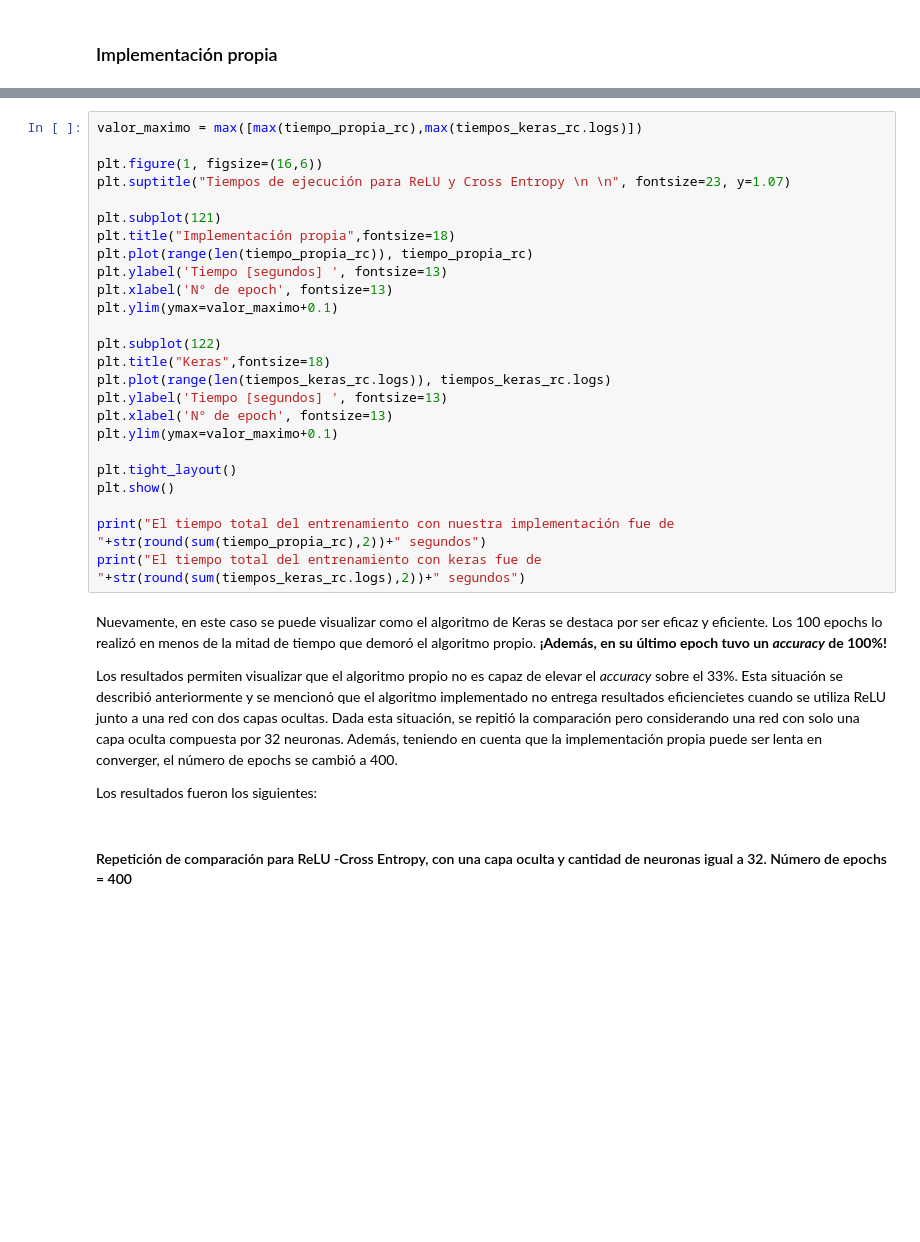
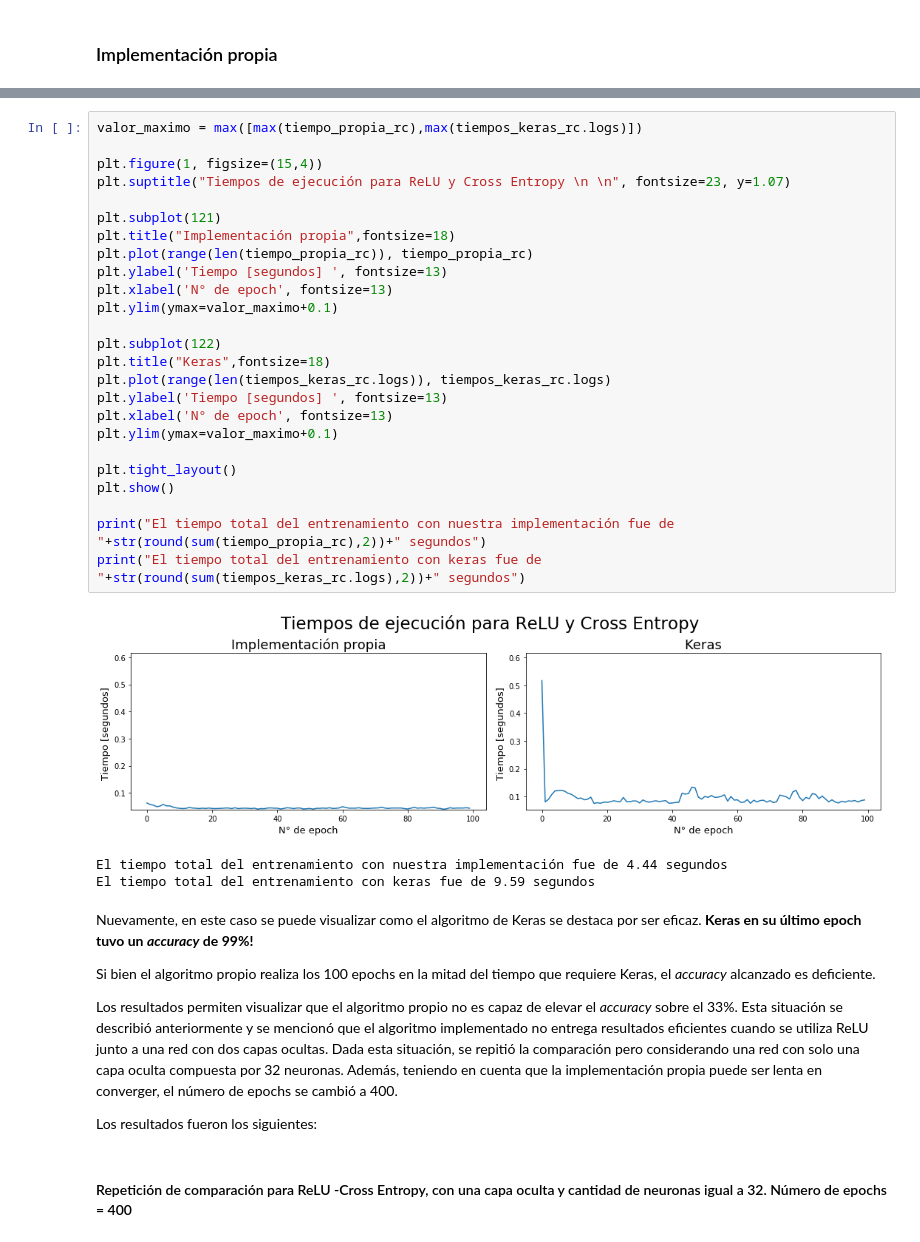
Before and after one commit to nachotp/Tarea0-INF395, a Jupyter notebook: Tarea-0-Felipe.ipynb, the cells around one changed output, grey strips where cells are left out. Saved outputs shown, nothing was run; the diff lists cells and outputs as text; blank space fills up the shorter version.

```diff
--- a/Tarea-0-Felipe.ipynb
+++ b/Tarea-0-Felipe.ipynb
@@ -1291,32 +1516,38 @@ print("Loss Keras= "+str(round(loss_keras_rc[-1],4)))
 # %%
 valor_maximo = max([max(tiempo_propia_rc),max(tiempos_keras_rc.logs)])
 
-plt.figure(1, figsize=(16,6))
+plt.figure(1, figsize=(15,4))
 plt.suptitle("Tiempos de ejecución para ReLU y Cross Entropy \n \n", fontsize=23, y=1.07)
 
 plt.subplot(121)
 plt.title("Implementación propia",fontsize=18)
 plt.plot(range(len(tiempo_propia_rc)), tiempo_propia_rc)
 plt.ylabel('Tiempo [segundos] ', fontsize=13)
 plt.xlabel('N° de epoch', fontsize=13)
 plt.ylim(ymax=valor_maximo+0.1)
 
 plt.subplot(122)
 plt.title("Keras",fontsize=18)
 plt.plot(range(len(tiempos_keras_rc.logs)), tiempos_keras_rc.logs)
 plt.ylabel('Tiempo [segundos] ', fontsize=13)
 plt.xlabel('N° de epoch', fontsize=13)
 plt.ylim(ymax=valor_maximo+0.1)
 
 plt.tight_layout()
 plt.show()
 
 print("El tiempo total del entrenamiento con nuestra implementación fue de "+str(round(sum(tiempo_propia_rc),2))+" segundos")
 print("El tiempo total del entrenamiento con keras fue de "+str(round(sum(tiempos_keras_rc.logs),2))+" segundos")
+# %% [output]
+[figure, added]
+El tiempo total del entrenamiento con nuestra implementación fue de 4.44 segundos
+El tiempo total del entrenamiento con keras fue de 9.59 segundos
 # %% [markdown]
-Nuevamente, en este caso se puede visualizar como el algoritmo de Keras se destaca por ser eficaz y eficiente. Los 100 epochs lo realizó en menos de la mitad de tiempo que demoró el algoritmo propio. **¡Además, en su último epoch tuvo un *accuracy* de 100%!**
+Nuevamente, en este caso se puede visualizar como el algoritmo de Keras se destaca por ser eficaz. **Keras en su último epoch tuvo un *accuracy* de 99%!**
 
-Los resultados permiten visualizar que el algoritmo propio no es capaz de elevar el *accuracy* sobre el 33%. Esta situación se describió anteriormente y se mencionó que el algoritmo implementado no entrega resultados eficiencietes cuando se utiliza ReLU junto a una red con dos capas ocultas. Dada esta situación, se repitió la comparación pero considerando una red con solo una capa oculta compuesta por 32 neuronas. Además, teniendo en cuenta que la implementación propia puede ser lenta en converger, el número de epochs se cambió a 400.
+Si bien el algoritmo propio realiza los 100 epochs en la mitad del tiempo que requiere Keras, el *accuracy* alcanzado es deficiente.
+
+Los resultados permiten visualizar que el algoritmo propio no es capaz de elevar el *accuracy* sobre el 33%. Esta situación se describió anteriormente y se mencionó que el algoritmo implementado no entrega resultados eficientes cuando se utiliza ReLU junto a una red con dos capas ocultas. Dada esta situación, se repitió la comparación pero considerando una red con solo una capa oculta compuesta por 32 neuronas. Además, teniendo en cuenta que la implementación propia puede ser lenta en converger, el número de epochs se cambió a 400.
 
 Los resultados fueron los siguientes:
 # %% [markdown]
```
Also changed, not shown: parts of 66 cells of this notebook.
